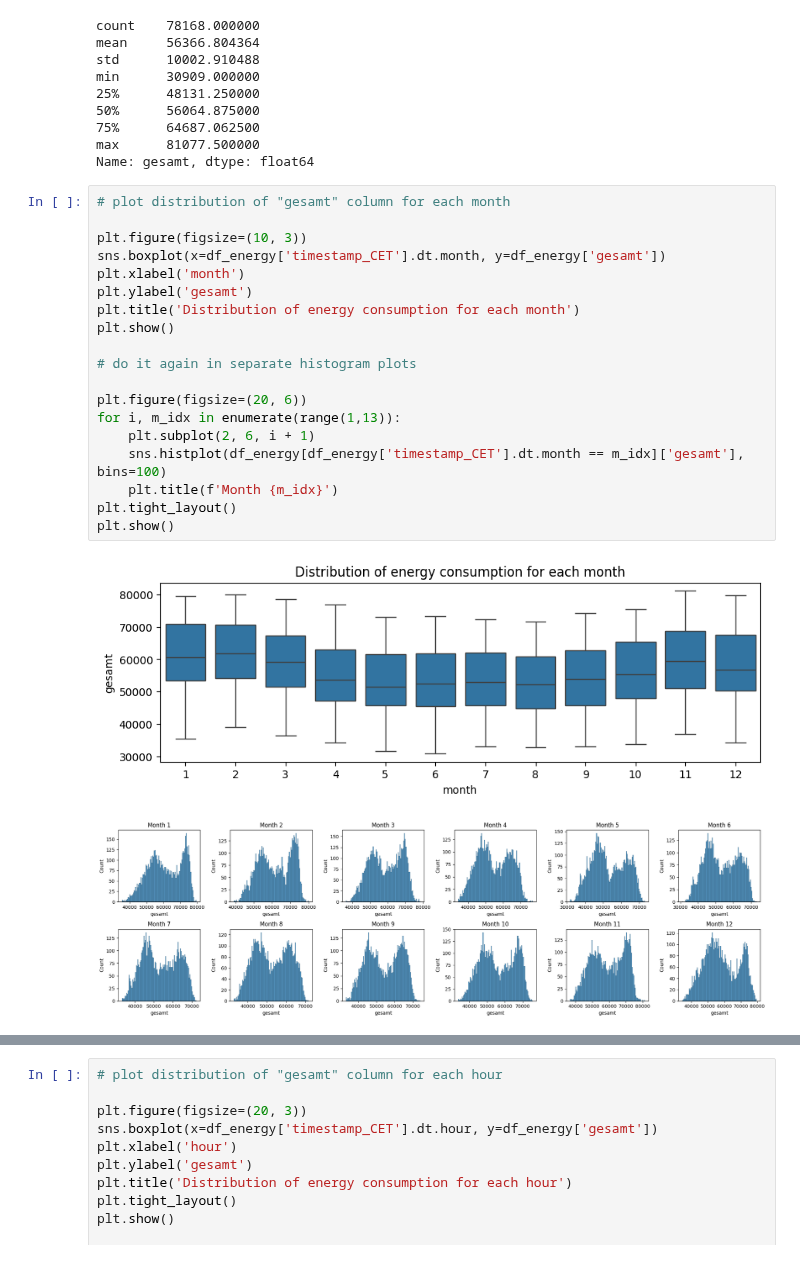
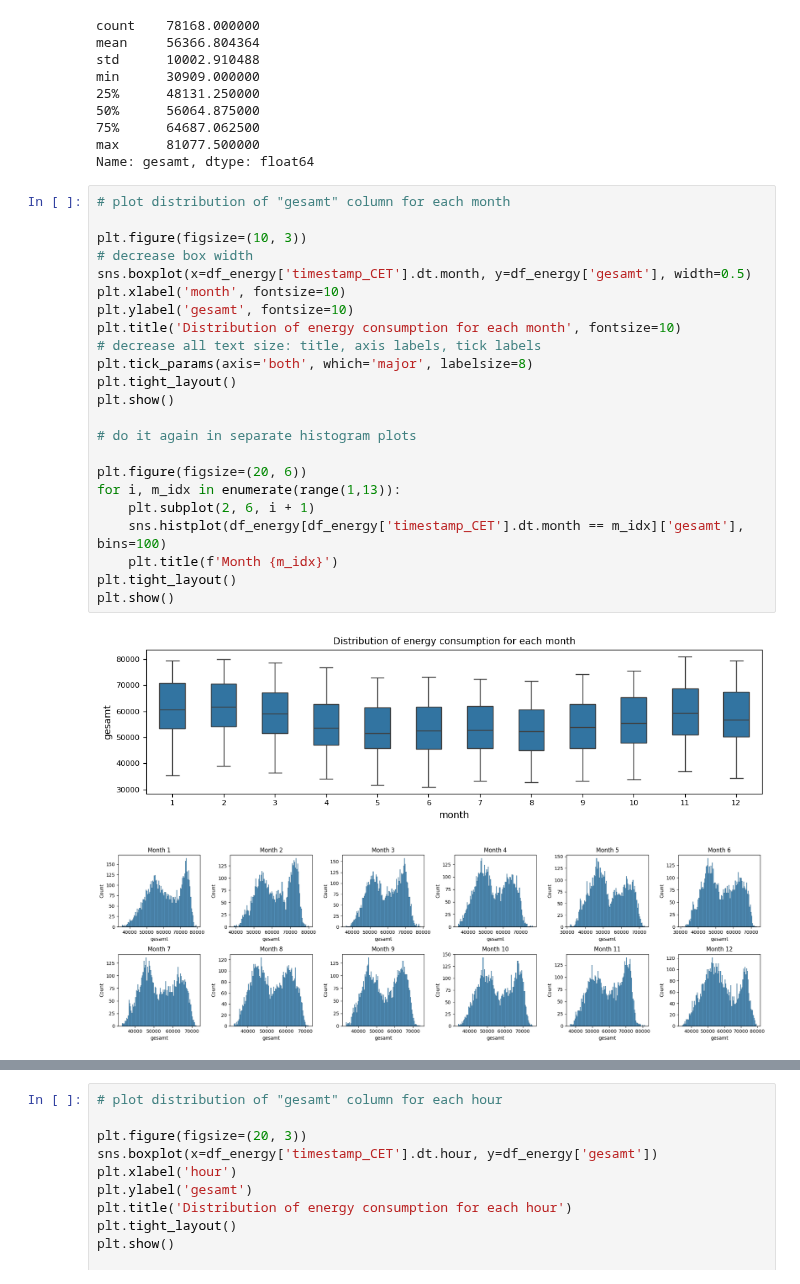
Before and after one commit to hikotei/2023_11-PTSFC, a Jupyter notebook: 2023_12_20 tbats holiday dummy.ipynb, the cells around one changed output, grey strips where cells are left out. Cells and saved outputs as stored; diff of their text form.

```diff
--- a/2023_12_20 tbats holiday dummy.ipynb
+++ b/2023_12_20 tbats holiday dummy.ipynb
@@ -77,24 +111,28 @@ Name: gesamt, dtype: float64
 # %%
 # plot distribution of "gesamt" column for each month
 
 plt.figure(figsize=(10, 3))
-sns.boxplot(x=df_energy['timestamp_CET'].dt.month, y=df_energy['gesamt'])
-plt.xlabel('month')
-plt.ylabel('gesamt')
-plt.title('Distribution of energy consumption for each month')
+# decrease box width
+sns.boxplot(x=df_energy['timestamp_CET'].dt.month, y=df_energy['gesamt'], width=0.5)
+plt.xlabel('month', fontsize=10)
+plt.ylabel('gesamt', fontsize=10)
+plt.title('Distribution of energy consumption for each month', fontsize=10)
+# decrease all text size: title, axis labels, tick labels
+plt.tick_params(axis='both', which='major', labelsize=8)
+plt.tight_layout()
 plt.show()
 
 # do it again in separate histogram plots
 
 plt.figure(figsize=(20, 6))
 for i, m_idx in enumerate(range(1,13)):
     plt.subplot(2, 6, i + 1)
     sns.histplot(df_energy[df_energy['timestamp_CET'].dt.month == m_idx]['gesamt'], bins=100)
     plt.title(f'Month {m_idx}')
 plt.tight_layout()
 plt.show()
 # %% [output]
-[figure, old version]
+[figure, new version]
 [figure]
 # %%
 # plot distribution of "gesamt" column for each weekday
```
Also changed, not shown: parts of 9 cells of this notebook, 21 other files.
